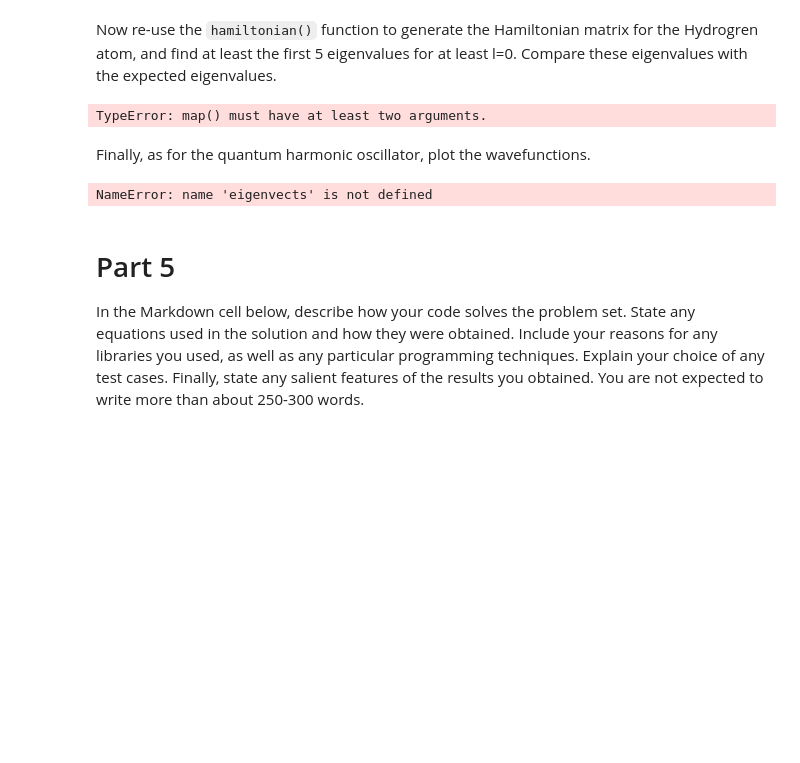
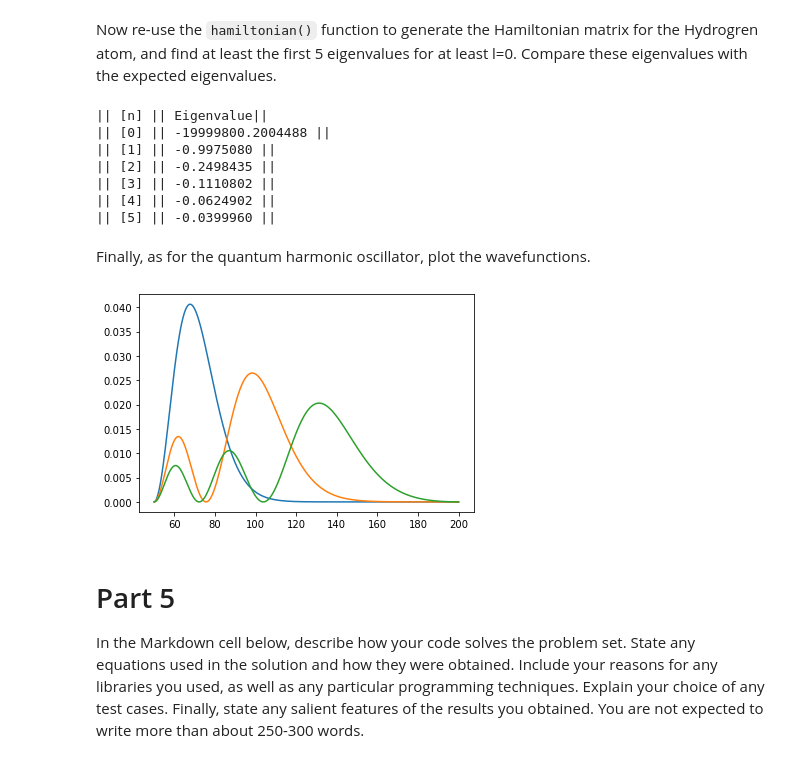
Before and after one commit to sam-you-ell/Computational-Physics, a Jupyter notebook: LinAlgEx2.ipynb, the cells around one changed output. Drawn from its saved outputs; the diff is of its cells as text; code cells hidden in the pictures; blank space fills up the shorter version.

```diff
--- a/LinAlgEx2.ipynb
+++ b/LinAlgEx2.ipynb
@@ -205,21 +215,35 @@ def pot_spher(r, l):
 # %% [markdown]
 Now re-use the `hamiltonian()` function to generate the Hamiltonian matrix for the Hydrogren atom, and find at least the first 5 eigenvalues for at least l=0. Compare these eigenvalues with the expected eigenvalues.
 # %%
-r = np.linspace(sys.float_info.epsilon, 200,  2000)
+r = np.linspace(50, 200,  2000)
+#spherical_evals= solveHam(r, pot_spher(r, l=0))[0]
 
+#spherical_evals, spherical_evects = linalg.eigh(hamiltonian2(r, pot_spher(r, l=0)))
+spherical_eigenvals, spherical_eigenvects = solveHam(r, pot_spher(r, l = 0))
+index = np.argsort(spherical_evals)
+spherical_evals = spherical_evals[index]
 
-eigenvals, eigenvects = linalg.eigh(hamiltonian2(r, pot_spher(r, l=0)))
+print("|| [n]","||", 'Eigenvalue' "||")
 for i in range(6):
-    print(eigenvals[i+1])
+    print('||',[i],'||',"%.7f"%spherical_evals[i], "||")
 # %% [output]
-TypeError: map() must have at least two arguments.
+|| [n] || Eigenvalue||
+|| [0] || -19999800.2004488 ||
+|| [1] || -0.9975080 ||
+|| [2] || -0.2498435 ||
+|| [3] || -0.1110802 ||
+|| [4] || -0.0624902 ||
+|| [5] || -0.0399960 ||
 # %% [markdown]
 Finally, as for the quantum harmonic oscillator, plot the wavefunctions.
-# %%
-plt.plot(r[10:2000], eigenvects[1, 10:2000]**2)
-plt.show()
-# %% [output]
-NameError: name 'eigenvects' is not defined
+# %%
+
+for i in range(3):
+     plt.plot(r, spherical_eigenvects[:,i]**2)
+
+plt.show()
+# %% [output]
+[figure, added]
 # %% [markdown]
 # Part 5
 
```
Also changed, not shown: parts of 7 cells of this notebook.
